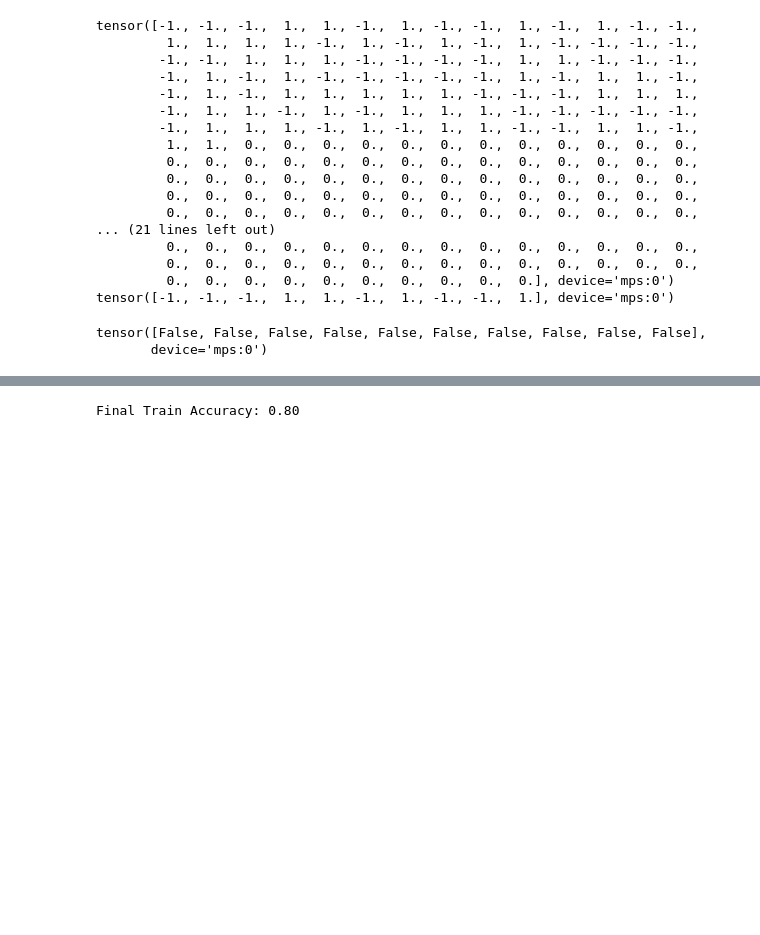
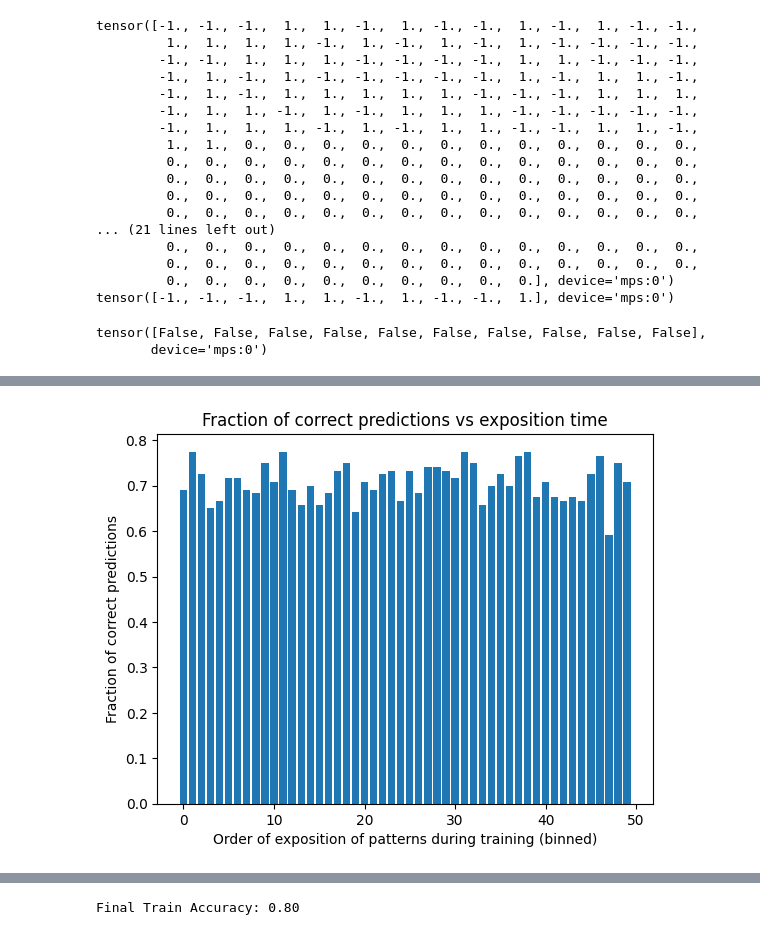
Before and after one commit to mattia-scardecchia/Biological-Learning, a Jupyter notebook: notebooks/mnist.ipynb, the cells around one changed output, grey strips where cells are left out. Saved outputs shown, nothing was run; the diff lists cells and outputs as text; code cells hidden in the pictures; blank space fills up the shorter version.

Commit message:
feat: understand impact of exposition order

```diff
--- a/notebooks/mnist.ipynb
+++ b/notebooks/mnist.ipynb
@@ -840,0 +868,16 @@ pred = readout.argmax(dim=1)
+# %%
+logs = handler.train_epoch(
+    train_inputs_perm,
+    train_targets_perm,
+    max_steps,
+    batch_size,
+    False,
+)
+# %%
+out = handler.evaluate(train_inputs_perm, train_targets_perm, max_steps)
+is_correct = out["logits"].argmax(dim=1) == train_targets_perm.argmax(dim=1)
+print("Accuracy:", is_correct.mean(dtype=torch.float32).float().item())
+for i in range(C):
+    print(
+        f"Class {i}: {is_correct[train_targets_perm[:, i] == 1].mean(dtype=torch.float32):.2f}"
+    )
@@ -840,0 +896,10 @@ pred = readout.argmax(dim=1)
+# %%
+k = 50
+binned_array = bin_array(is_correct.cpu(), k)
+plt.bar(range(len(binned_array)), binned_array)
+plt.xlabel("Order of exposition of patterns during training (binned)")
+plt.ylabel("Fraction of correct predictions")
+plt.title("Fraction of correct predictions vs exposition time")
+plt.show()
+# %% [output]
+[figure, added]
```
Also changed, not shown: parts of 22 cells of this notebook, 1 other file.
